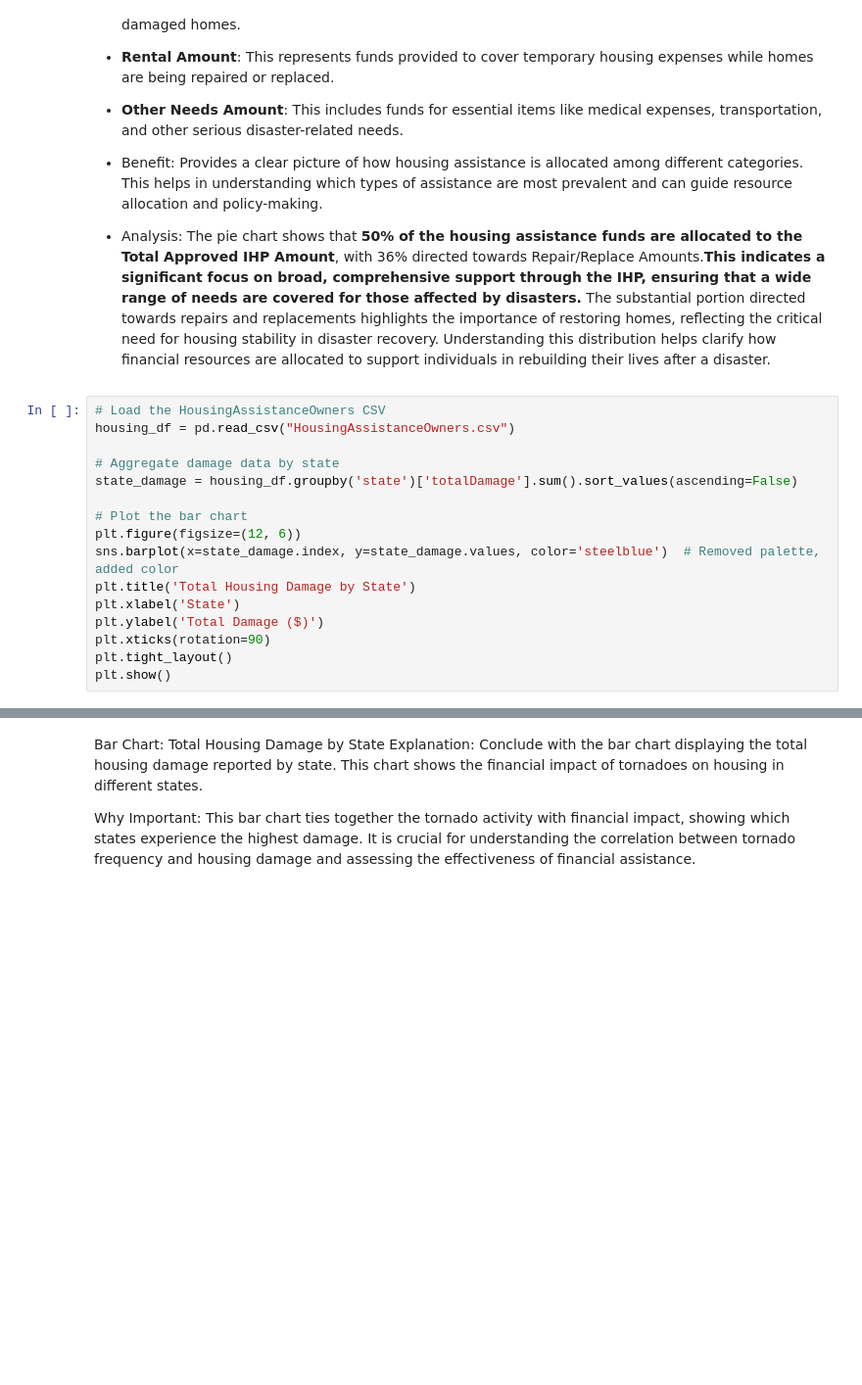
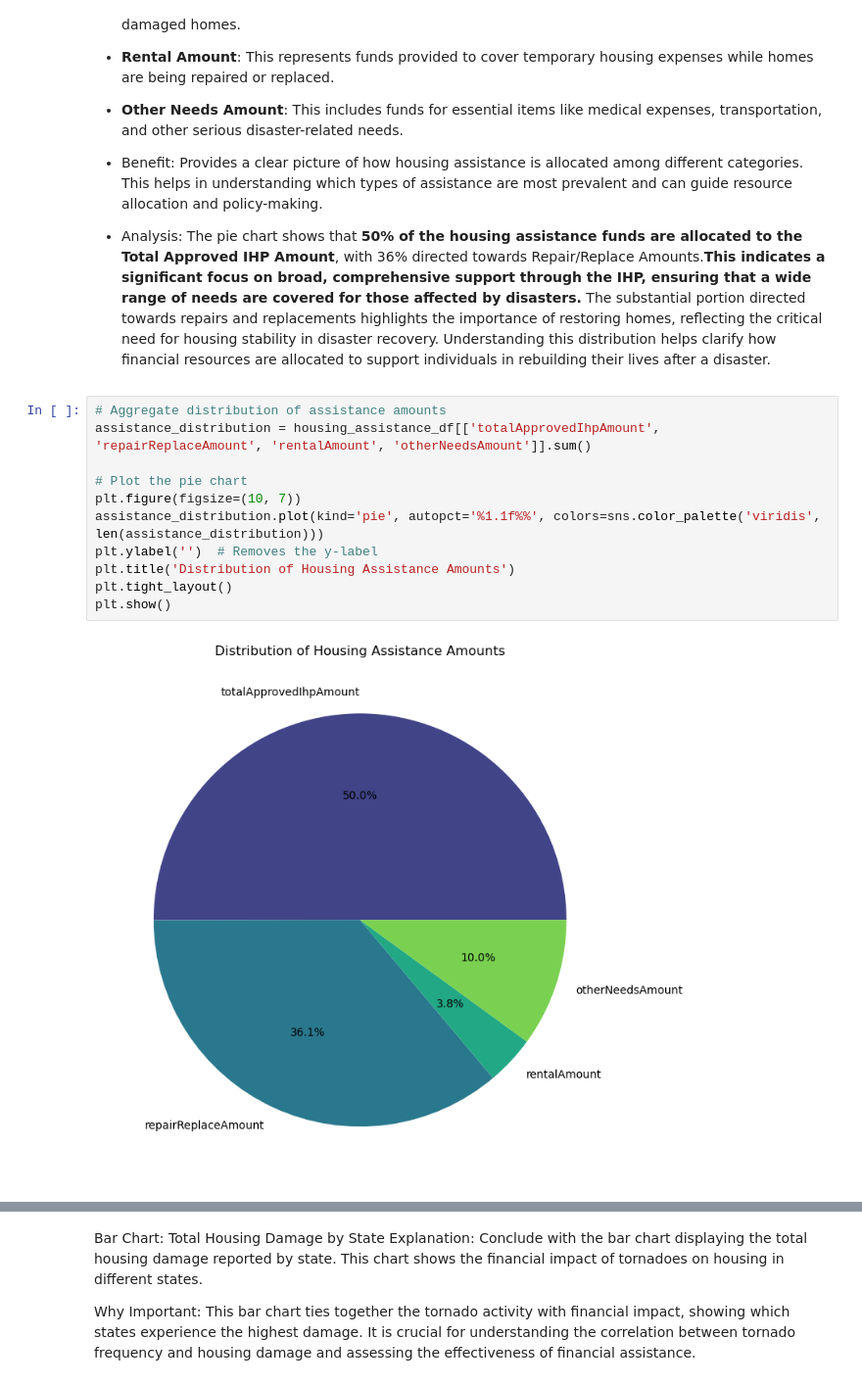
Before and after one commit to DavidnBui/DataStormers, a Jupyter notebook: tornado_notebook.ipynb, the cells around one changed output, grey strips where cells are left out. Shown at 98% size. Drawn from its saved outputs; the diff is of its cells as text; blank space fills up the shorter version.

```diff
--- a/tornado_notebook.ipynb
+++ b/tornado_notebook.ipynb
@@ -462,19 +404,16 @@ Why Important: This chart reveals how funds are prioritized for housing assistan
 
 * Analysis:
 The pie chart shows that **50% of the housing assistance funds are allocated to the Total Approved IHP Amount**, with 36% directed towards Repair/Replace Amounts.**This indicates a significant focus on broad, comprehensive support through the IHP, ensuring that a wide range of needs are covered for those affected by disasters.** The substantial portion directed towards repairs and replacements highlights the importance of restoring homes, reflecting the critical need for housing stability in disaster recovery. Understanding this distribution helps clarify how financial resources are allocated to support individuals in rebuilding their lives after a disaster.
-# %%
-# Load the HousingAssistanceOwners CSV
-housing_df = pd.read_csv("HousingAssistanceOwners.csv")
-
-# Aggregate damage data by state
-state_damage = housing_df.groupby('state')['totalDamage'].sum().sort_values(ascending=False)
-
-# Plot the bar chart
-plt.figure(figsize=(12, 6))
-sns.barplot(x=state_damage.index, y=state_damage.values, color='steelblue')  # Removed palette, added color
-plt.title('Total Housing Damage by State')
-plt.xlabel('State')
-plt.ylabel('Total Damage ($)')
-plt.xticks(rotation=90)
-plt.tight_layout()
-plt.show()
+# %%
+# Aggregate distribution of assistance amounts
+assistance_distribution = housing_assistance_df[['totalApprovedIhpAmount', 'repairReplaceAmount', 'rentalAmount', 'otherNeedsAmount']].sum()
+
+# Plot the pie chart
+plt.figure(figsize=(10, 7))
+assistance_distribution.plot(kind='pie', autopct='%1.1f%%', colors=sns.color_palette('viridis', len(assistance_distribution)))
+plt.ylabel('')  # Removes the y-label
+plt.title('Distribution of Housing Assistance Amounts')
+plt.tight_layout()
+plt.show()
+# %% [output]
+[figure, added]
```
Also changed, not shown: parts of 33 cells of this notebook, 2 other files.
